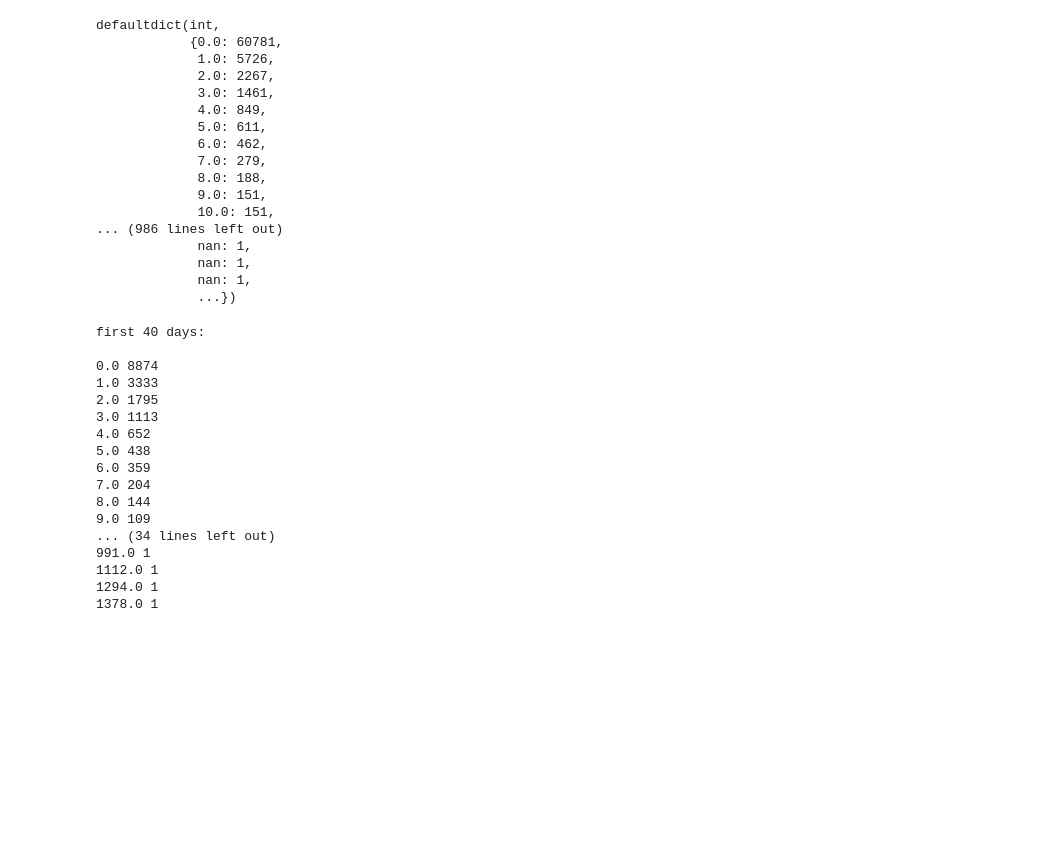
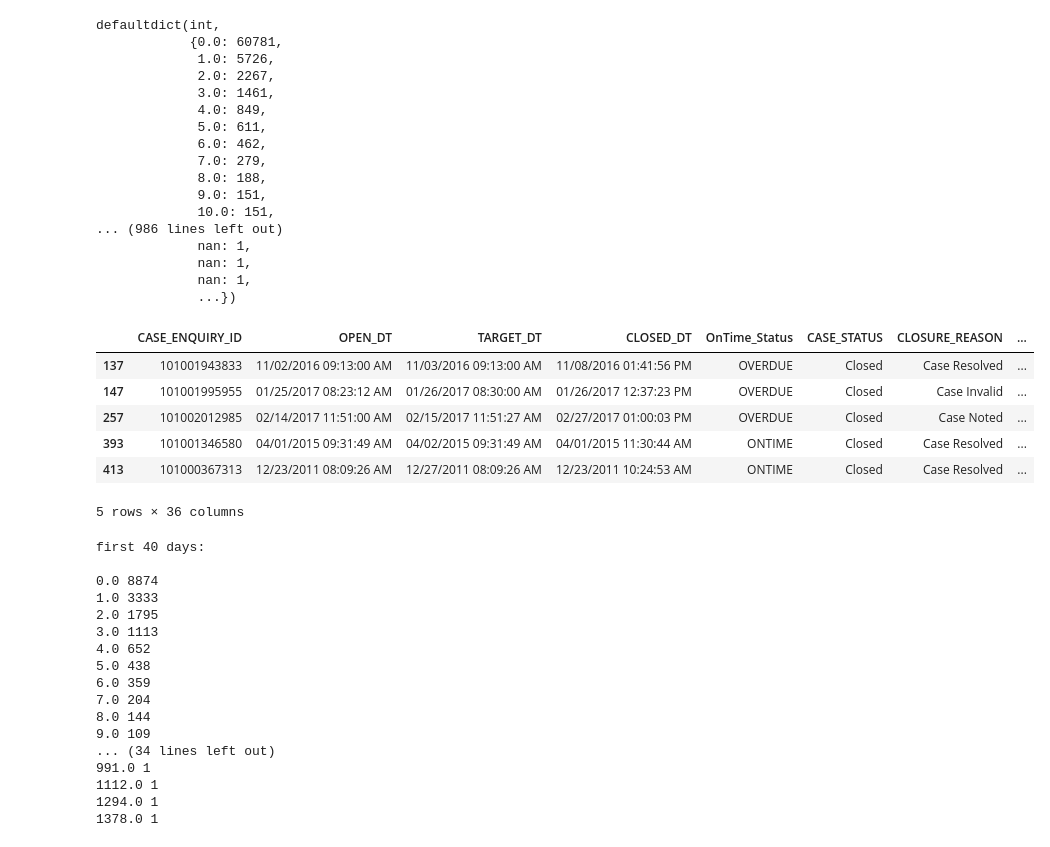
Before and after one commit to townie/BOSTON_potholes, a Jupyter notebook: src/profile/init_explore.ipynb, the cells around one changed output. Cells and saved outputs as stored; diff of their text form; code cells hidden in the pictures; blank space fills up the shorter version.

```diff
--- a/src/profile/init_explore.ipynb
+++ b/src/profile/init_explore.ipynb
@@ -280,9 +280,17 @@ defaultdict(int,
              nan: 1,
              ...})
 # %%
-# non_employee_source = ['Citizens Connect App','Constituent Call', 'Self Service', 'Twitter']
-# citizens_df = potdf.loc[(potdf['CASE_STATUS'] == 'Closed' ) &(potdf['Source'].isin(non_employee_source)) ]
-# citizens_df.head()
+non_employee_source = ['Citizens Connect App','Constituent Call', 'Self Service', 'Twitter']
+citizens_df = potdf.loc[(potdf['CASE_STATUS'] == 'Closed' ) &(potdf['Source'].isin(non_employee_source)) ]
+citizens_df.head()
+# %% [output]
+|  | CASE_ENQUIRY_ID | OPEN_DT | TARGET_DT | CLOSED_DT | OnTime_Status | CASE_STATUS | CLOSURE_REASON | ... |
+| 137 | 101001943833 | 11/02/2016 09:13:00 AM | 11/03/2016 09:13:00 AM | 11/08/2016 01:41:56 PM | OVERDUE | Closed | Case Resolved | ... |
+| 147 | 101001995955 | 01/25/2017 08:23:12 AM | 01/26/2017 08:30:00 AM | 01/26/2017 12:37:23 PM | OVERDUE | Closed | Case Invalid | ... |
+| 257 | 101002012985 | 02/14/2017 11:51:00 AM | 02/15/2017 11:51:27 AM | 02/27/2017 01:00:03 PM | OVERDUE | Closed | Case Noted | ... |
+| 393 | 101001346580 | 04/01/2015 09:31:49 AM | 04/02/2015 09:31:49 AM | 04/01/2015 11:30:44 AM | ONTIME | Closed | Case Resolved | ... |
+| 413 | 101000367313 | 12/23/2011 08:09:26 AM | 12/27/2011 08:09:26 AM | 12/23/2011 10:24:53 AM | ONTIME | Closed | Case Resolved | ... |
+5 rows × 36 columns
 # %%
 
 citizens_age = defaultdict(int)
```
Also changed, not shown: parts of 18 cells of this notebook, 7 other files.
